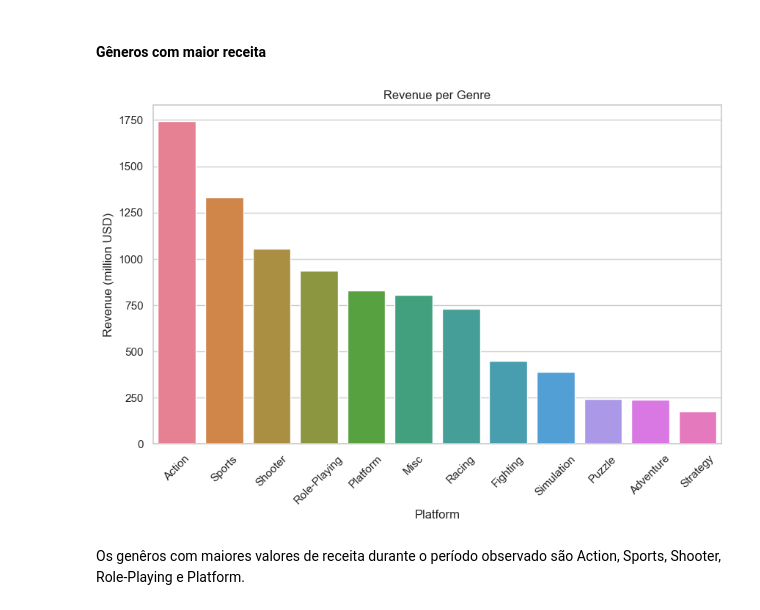
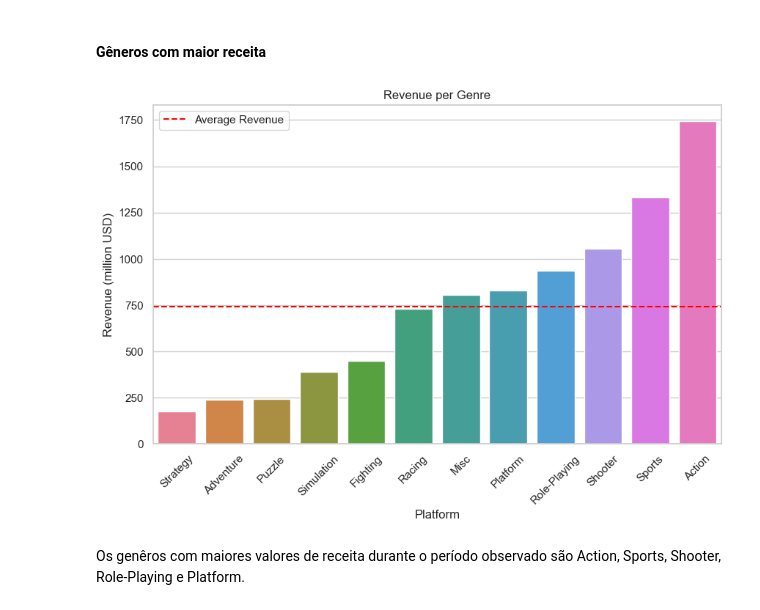
Before and after one commit to rodriguesbrian/tt6_ice_project, a Jupyter notebook: notebook/analysis.ipynb, the cells around one changed output. Cells and saved outputs as stored; diff of their text form; code cells hidden in the pictures.

```diff
--- a/notebook/analysis.ipynb
+++ b/notebook/analysis.ipynb
@@ -522,18 +528,24 @@ As plataformas com maiores valores de receita durante o período observado são
 # criação agregado de gênero baseado em total de vendas
 sales_per_genre = games.groupby('genre').agg({
     'total_sales' : 'sum'
-    }).reset_index().sort_values('total_sales', ascending=False)
+    }).reset_index().sort_values('total_sales', ascending=True)
 sales_per_genre = sales_per_genre[sales_per_genre['genre'] != 'unknown']
 # %%
-# criação gráfico de barras
+# criação gráfico de barras para visualização resultados agregado
 sns.barplot(data=sales_per_genre.dropna(), x='genre', y='total_sales', hue='genre')
 plt.title('Revenue per Genre')
 plt.ylabel('Revenue (million USD)')
 plt.xlabel('Platform')
 plt.xticks(rotation=45)
+plt.axhline(y=sales_per_genre['total_sales'].mean(),
+            linestyle='--',
+            color='red',
+            label='Average Revenue'
+            )
+plt.legend()
 plt.show()
 # %% [output]
-[figure, old version]
+[figure, new version]
 # %% [markdown]
 Os genêros com maiores valores de receita durante o período observado são Action, Sports, Shooter, Role-Playing e Platform.
 # %% [markdown]
```
Also changed, not shown: parts of 59 cells of this notebook.
